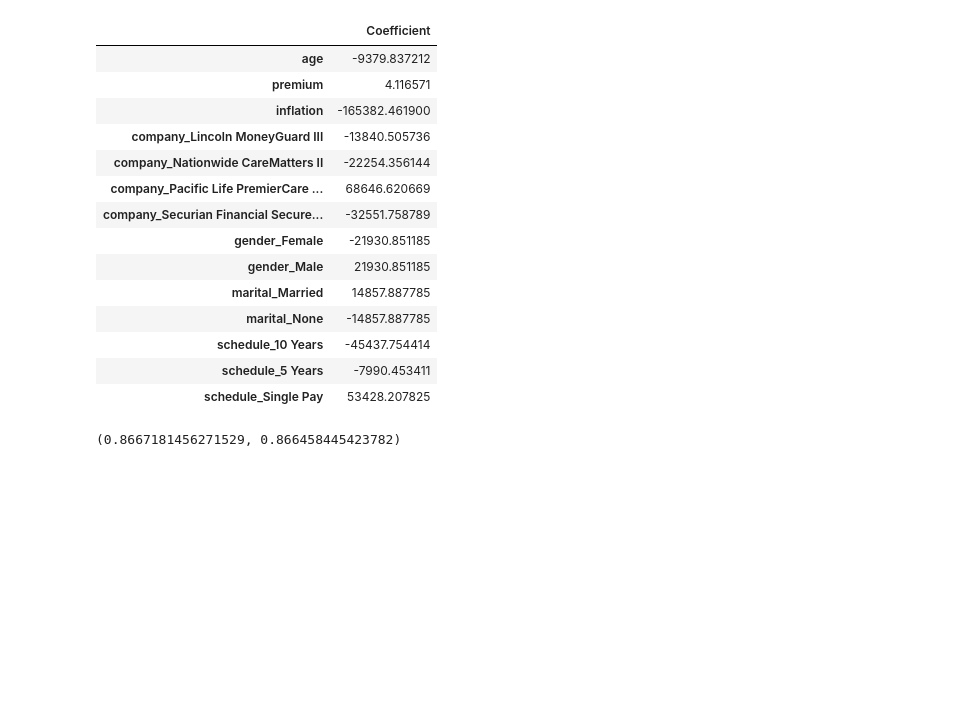
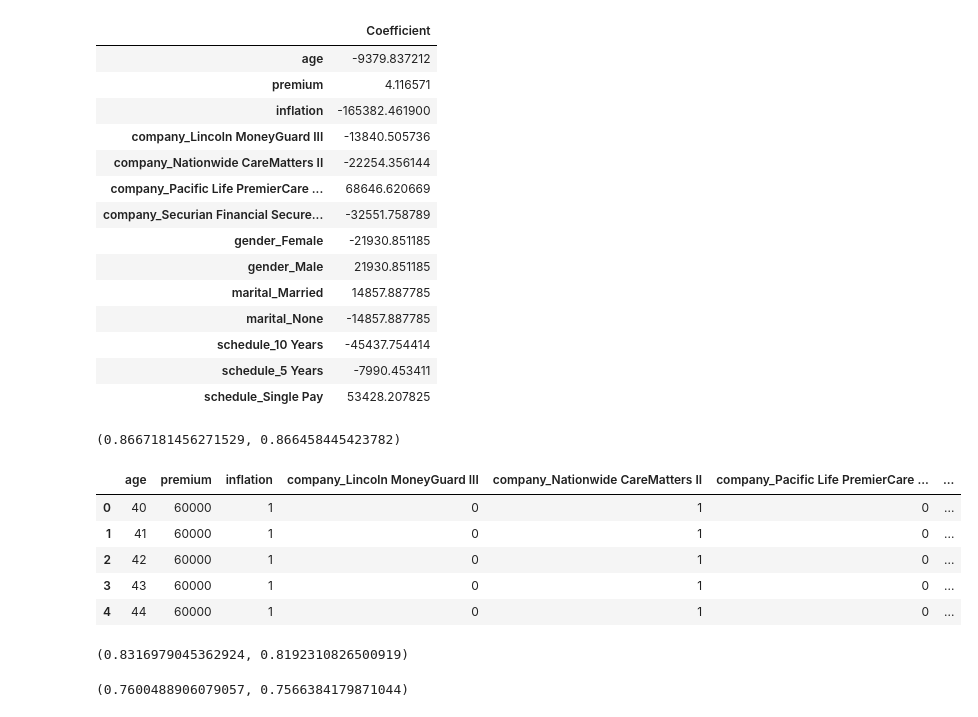
Before and after one commit to jayascript/notebooks, a Jupyter notebook: cc_results/LTC Quote 1k.ipynb, the cells around one changed output. Saved outputs shown, nothing was run; the diff lists cells and outputs as text; code cells hidden in the pictures; blank space fills up the shorter version.

```diff
--- a/cc_results/LTC Quote 1k.ipynb
+++ b/cc_results/LTC Quote 1k.ipynb
@@ -443,3 +443,52 @@ adj_r2 = (1 - (1 - r2) * ((X_test.shape[0] - 1) /
 r2, adj_r2
 # %% [output]
 (0.8667181456271529, 0.866458445423782)
+# %%
+# Now we test again on the smaller dataset
+
+unseen_X = df_200.drop('total_ltc', 1)
+unseen_y = df_200['total_ltc']
+
+# [Ensure the columns match](https://stackoverflow.com/questions/41335718/keep-same-dummy-variable-in-training-and-testing-data)
+# Get missing columns in the training test
+missing_cols = set( X_train.columns ) - set( unseen_X.columns )
+# Add a missing column in test set with default value equal to 0
+for c in missing_cols:
+    unseen_X[c] = 0
+# Ensure the order of column in the test set is in the same order than in train set
+unseen_X = unseen_X[X_train.columns]
+unseen_X.head()
+# %% [output]
+|  | age | premium | inflation | company_Lincoln MoneyGuard III | company_Nationwide CareMatters II | company_Pacific Life PremierCare ... | ... |
+| 0 | 40 | 60000 | 1 | 0 | 1 | 0 | ... |
+| 1 | 41 | 60000 | 1 | 0 | 1 | 0 | ... |
+| 2 | 42 | 60000 | 1 | 0 | 1 | 0 | ... |
+| 3 | 43 | 60000 | 1 | 0 | 1 | 0 | ... |
+| 4 | 44 | 60000 | 1 | 0 | 1 | 0 | ... |
+# %%
+# Predict and evaluate performance
+y_pred = regressor.predict(unseen_X)
+r2 = metrics.r2_score(unseen_y, y_pred)
+adj_r2 = (1 - (1 - r2) * ((unseen_X.shape[0] - 1) /
+          (unseen_X.shape[0] - unseen_X.shape[1] - 1)))
+r2, adj_r2
+# %% [output]
+(0.8316979045362924, 0.8192310826500919)
+# %%
+# Test again on a slightly larger dataset
+
+unseen_X2 = init_frame_1k.drop('total_ltc', 1)
+unseen_y2 = init_frame_1k['total_ltc']
+
+missing_cols = set( X_train.columns ) - set( unseen_X2.columns )
+for c in missing_cols:
+    unseen_X2[c] = 0
+unseen_X2 = unseen_X2[X_train.columns]
+
+y_pred = regressor.predict(unseen_X2)
+r2 = metrics.r2_score(unseen_y2, y_pred)
+adj_r2 = (1 - (1 - r2) * ((unseen_X2.shape[0] - 1) /
+          (unseen_X2.shape[0] - unseen_X2.shape[1] - 1)))
+r2, adj_r2
+# %% [output]
+(0.7600488906079057, 0.7566384179871044)
```
Also changed, not shown: parts of 1 cell of this notebook, 1 other file.
